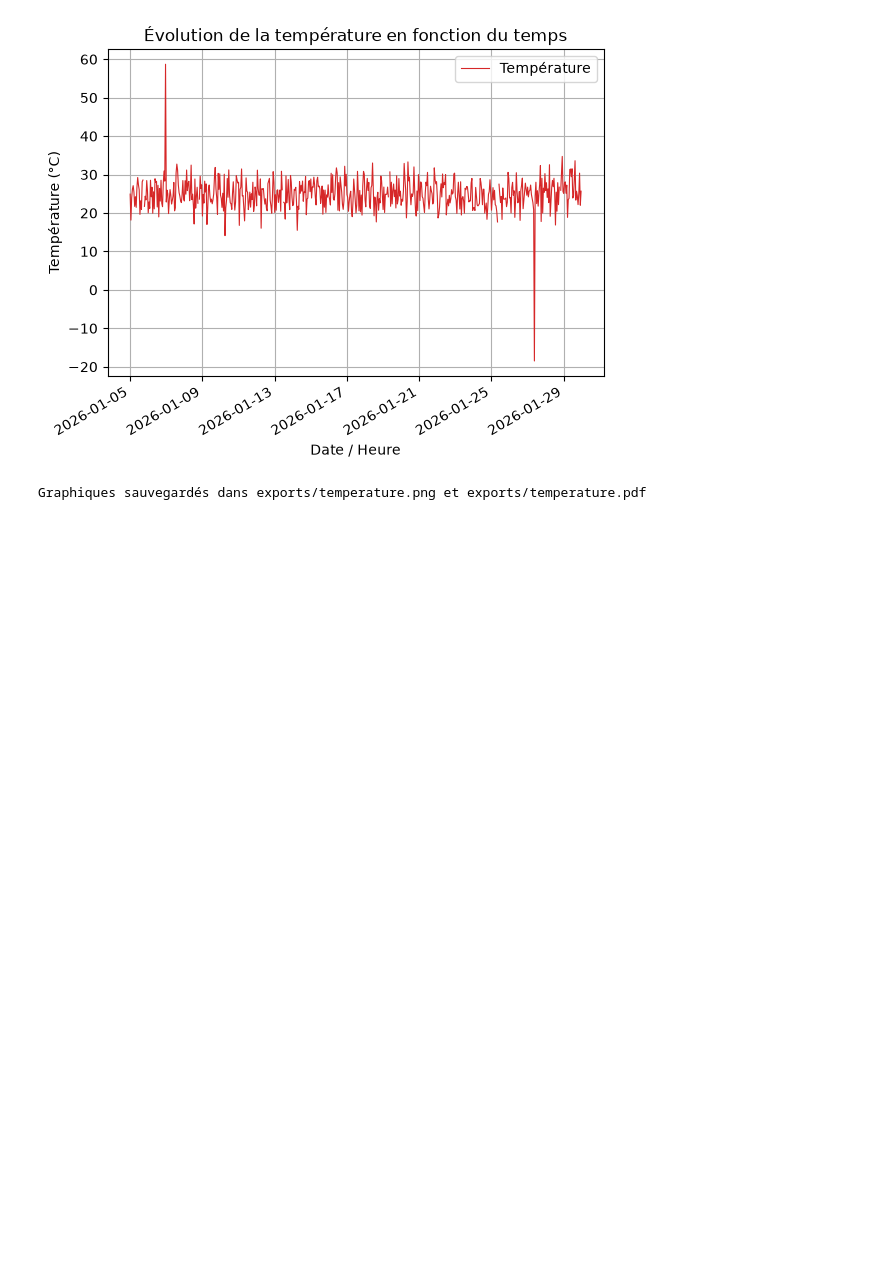
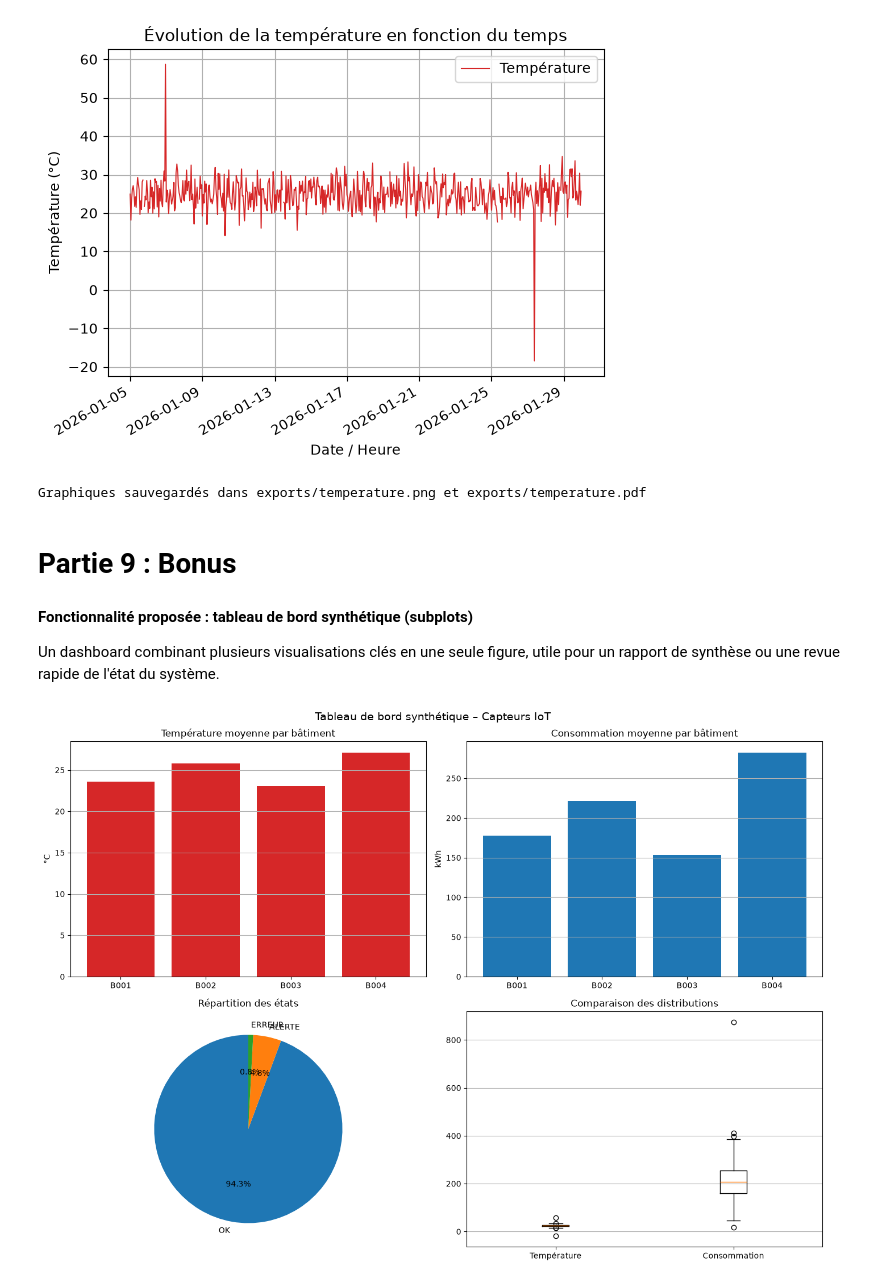
Before and after one commit to Damstat/atelier_matplotlib_iot, a Jupyter notebook: notebooks/telier_matplotlib_iot.ipynb, the cells around one changed output. Drawn from its saved outputs; the diff is of its cells as text; code cells hidden in the pictures; blank space fills up the shorter version.

Commit message:
Partie 9: Bonus

```diff
--- a/notebooks/telier_matplotlib_iot.ipynb
+++ b/notebooks/telier_matplotlib_iot.ipynb
@@ -339,3 +339,39 @@ print("Graphiques sauvegardés dans exports/temperature.png et exports/temperatu
 # %% [output]
 [figure]
 Graphiques sauvegardés dans exports/temperature.png et exports/temperature.pdf
+# %% [markdown]
+# Partie 9 : Bonus
+# %% [markdown]
+**Fonctionnalité proposée : tableau de bord synthétique (subplots)**
+
+Un dashboard combinant plusieurs visualisations clés en une seule figure, utile pour un rapport de synthèse ou une revue rapide de l'état du système.
+# %%
+fig, axes = plt.subplots(2, 2, figsize=(14, 10))
+
+# Température par bâtiment (moyenne)
+temp_batiment = df.groupby("batiment")["temperature"].mean().sort_index()
+axes[0, 0].bar(temp_batiment.index, temp_batiment.values, color="tab:red")
+axes[0, 0].set_title("Température moyenne par bâtiment")
+axes[0, 0].set_ylabel("°C")
+axes[0, 0].grid(axis="y")
+
+# Consommation par bâtiment (moyenne)
+axes[0, 1].bar(consommation_batiment.index, consommation_batiment.values, color="tab:blue")
+axes[0, 1].set_title("Consommation moyenne par bâtiment")
+axes[0, 1].set_ylabel("kWh")
+axes[0, 1].grid(axis="y")
+
+# Répartition des états
+axes[1, 0].pie(etat_counts.values, labels=etat_counts.index, autopct="%1.1f%%", startangle=90)
+axes[1, 0].set_title("Répartition des états")
+
+# Boxplot comparatif température / consommation (normalisées)
+axes[1, 1].boxplot([temp_clean, conso_clean], tick_labels=["Température", "Consommation"])
+axes[1, 1].set_title("Comparaison des distributions")
+axes[1, 1].grid(axis="y")
+
+fig.suptitle("Tableau de bord synthétique – Capteurs IoT", fontsize=14)
+fig.tight_layout()
+plt.show()
+# %% [output]
+[figure, added]
```
